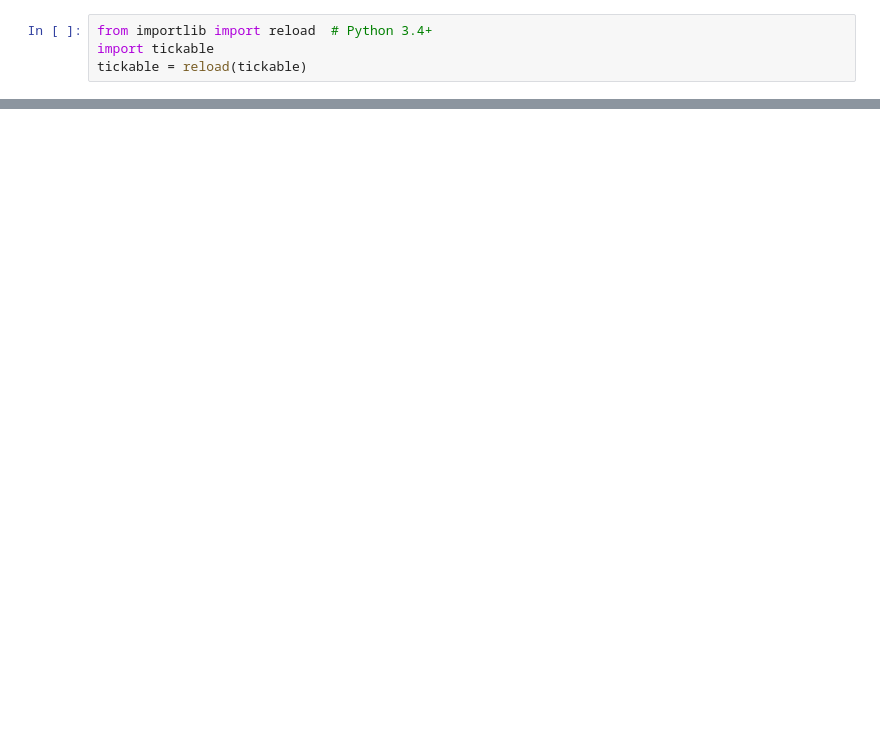
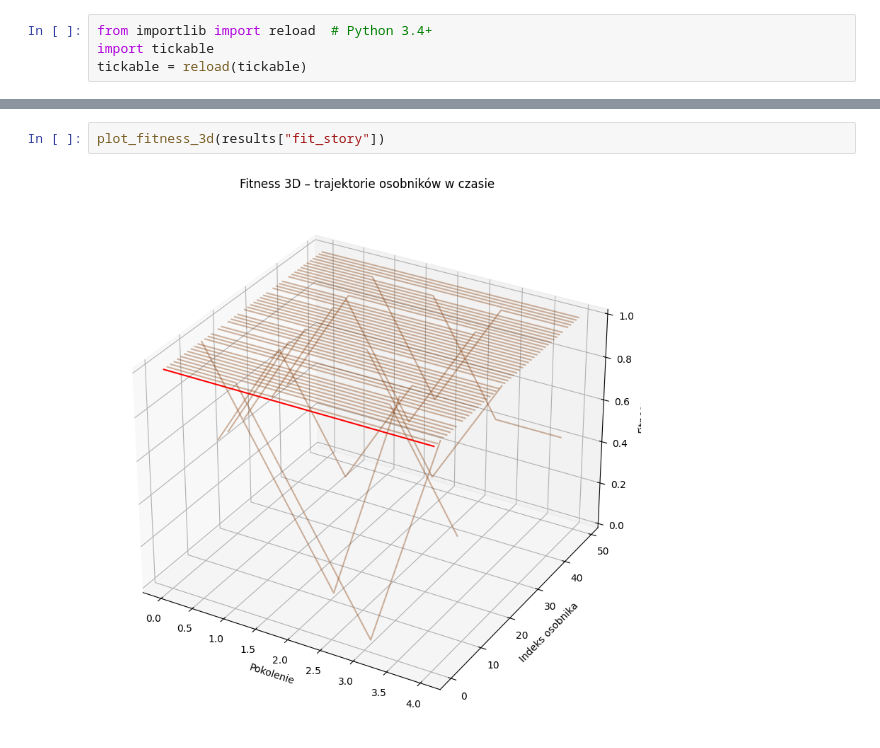
Before and after one commit to Sarverott/laughing-computing-machine, a Jupyter notebook: examples/ttt_gen.ipynb, the cells around one changed output, grey strips where cells are left out. Drawn from its saved outputs; the diff is of its cells as text; blank space fills up the shorter version.

```diff
--- a/examples/ttt_gen.ipynb
+++ b/examples/ttt_gen.ipynb
@@ -138,0 +170,4 @@ plot_fitness_over_time(results["fit_story"])
+# %%
+plot_fitness_3d(results["fit_story"])
+# %% [output]
+[figure, added]
```
Also changed, not shown: parts of 7 cells of this notebook, 1 other file.
